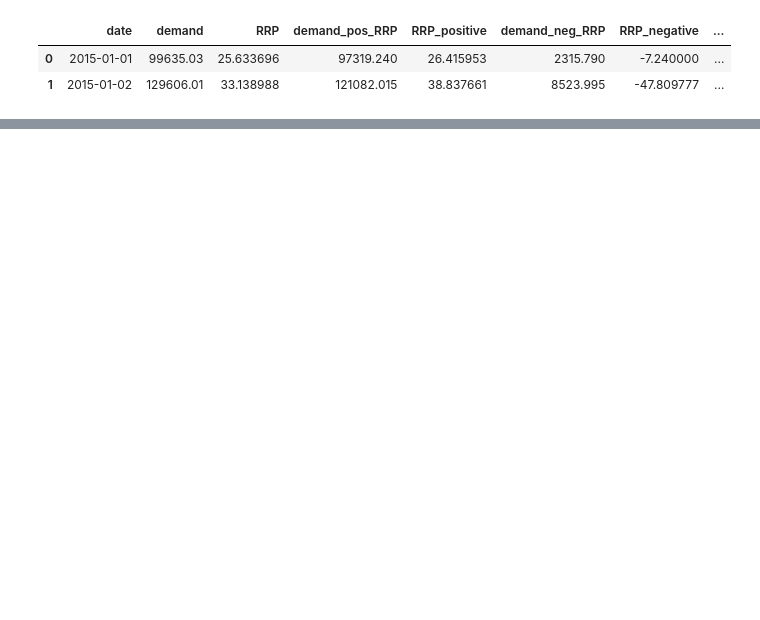
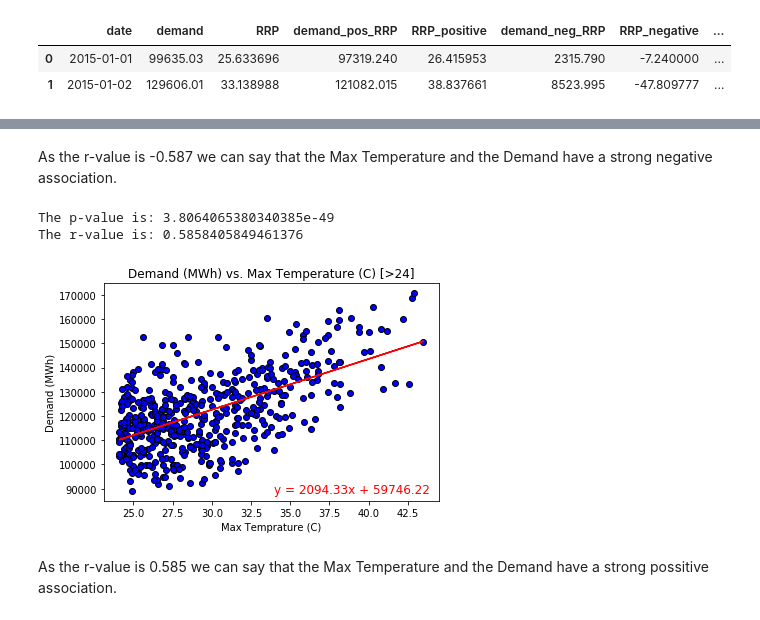
Before and after one commit to AThompson7/Project-1, a Jupyter notebook: electricity.ipynb, the cells around one changed output, grey strips where cells are left out. Drawn from its saved outputs; the diff is of its cells as text; code cells hidden in the pictures; blank space fills up the shorter version.

```diff
--- a/electricity.ipynb
+++ b/electricity.ipynb
@@ -41,0 +110,4 @@ electricity_data_clean
+# %%
+df2 = max_temp_demand_df.loc[max_temp_demand_df["Max temperature"] > 24, [
+    "Date", "Demand (MWh)", "Max temperature"]]
+df2
@@ -41,0 +149,25 @@ electricity_data_clean
+# %% [markdown]
+As the r-value is -0.587 we can say that the Max Temperature and the Demand have a strong negative association.
+# %%
+# Plot 2: Max Temperature (>24) vs. Demand
+x_values = df2 ["Max temperature"]
+y_values = df2 ["Demand (MWh)"]
+
+plt.scatter(x_values,y_values, marker = "o", facecolor = "blue", edgecolor="black")
+(slope, intercept, rvalue, pvalue, stderr) = linregress(x_values, y_values)
+regress_values = x_values * slope + intercept
+line_eq = "y = " + str(round(slope,2)) + "x + " + str(round(intercept,2))
+plt.plot(x_values,regress_values,"r-")
+plt.annotate(line_eq, (34, 88000), fontsize=12,color="red")
+plt.xlabel("Max Temprature (C)")
+plt.ylabel("Demand (MWh)")
+plt.title("Demand (MWh) vs. Max Temperature (C) [>24]")
+print(f"The p-value is: {pvalue}")
+print(f"The r-value is: {rvalue}")
+plt.show()
+# %% [output]
+The p-value is: 3.8064065380340385e-49
+The r-value is: 0.5858405849461376
+[figure, added]
+# %% [markdown]
+As the r-value is 0.585 we can say that the Max Temperature and the Demand have a strong possitive association.
```
Also changed, not shown: parts of 18 cells of this notebook, 2 other files.
